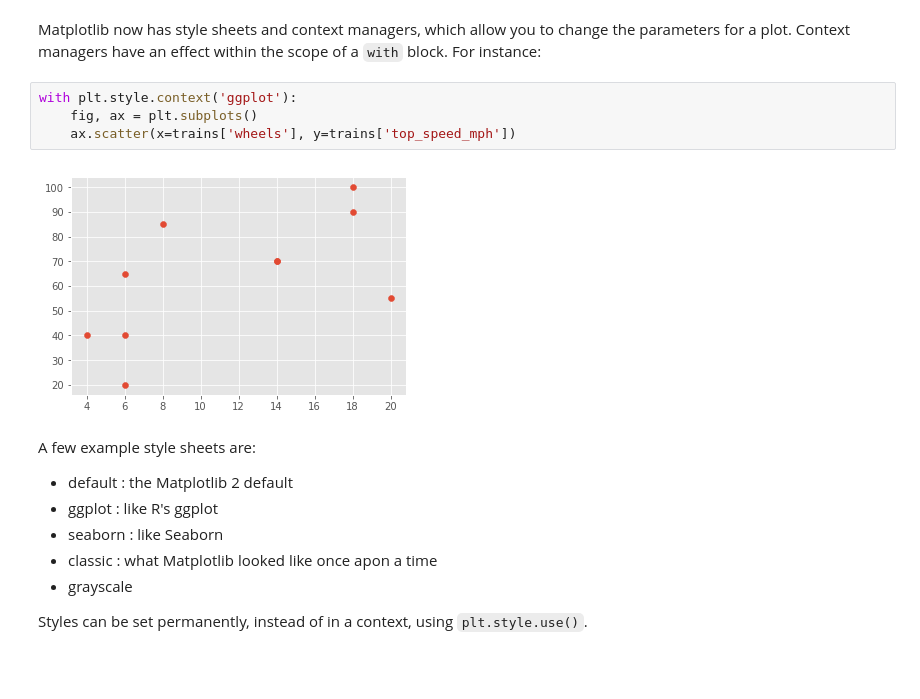
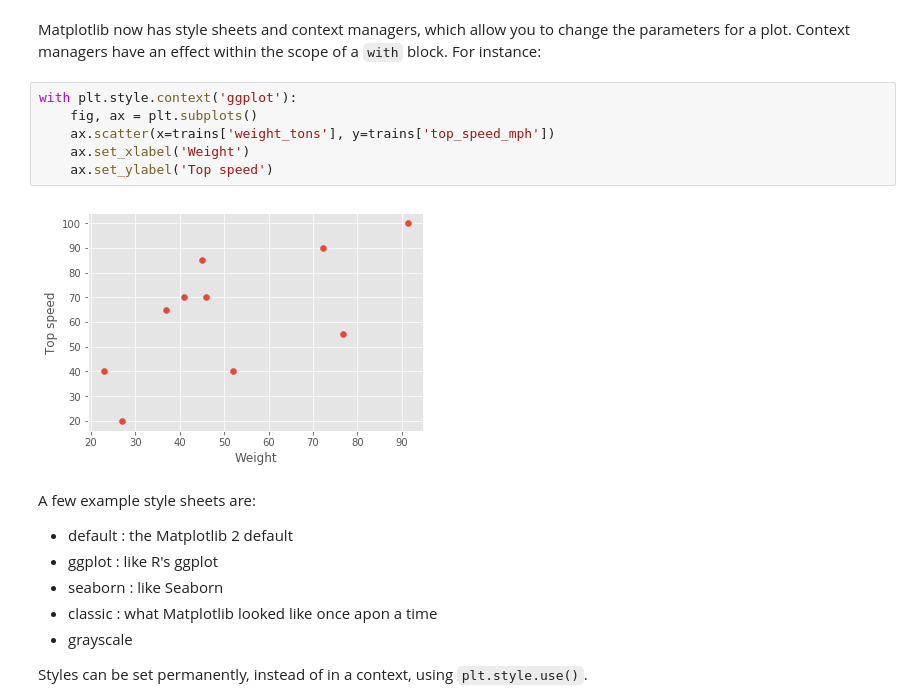
Before and after one commit to claresloggett/aspp-visualisation, a Jupyter notebook: Matplotlib_and_tidy_data.ipynb, the cells around one changed output. Cells and saved outputs as stored; diff of their text form; blank space fills up the shorter version.

```diff
--- a/Matplotlib_and_tidy_data.ipynb
+++ b/Matplotlib_and_tidy_data.ipynb
@@ -315,9 +359,11 @@ Matplotlib now has style sheets and context managers, which allow you to change
 # %%
 with plt.style.context('ggplot'):
     fig, ax = plt.subplots()
-    ax.scatter(x=trains['wheels'], y=trains['top_speed_mph'])
+    ax.scatter(x=trains['weight_tons'], y=trains['top_speed_mph'])
+    ax.set_xlabel('Weight')
+    ax.set_ylabel('Top speed')
 # %% [output]
-[figure, old version]
+[figure, new version]
 # %% [markdown]
 A few example style sheets are:
 
```
Also changed, not shown: parts of 19 cells of this notebook, 2 other files.
